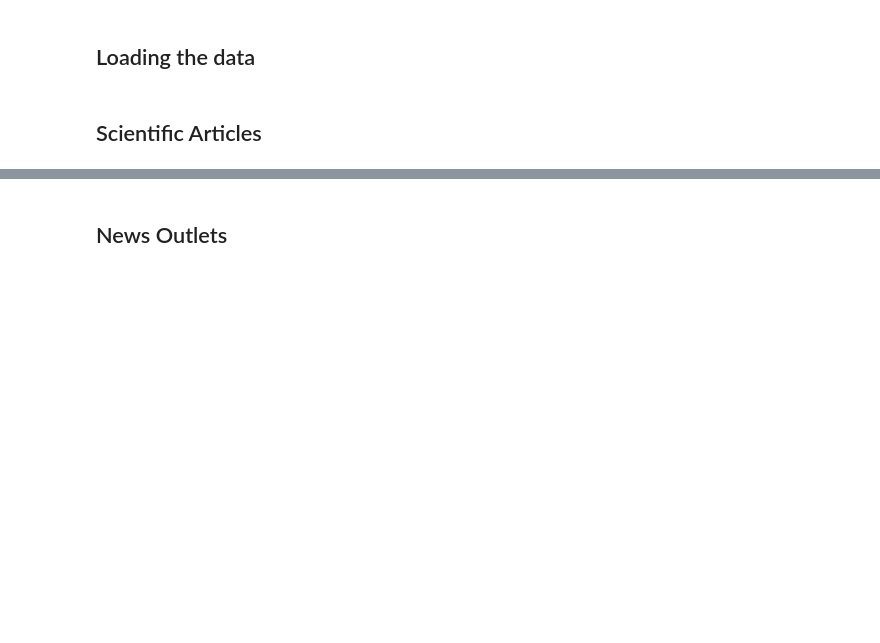
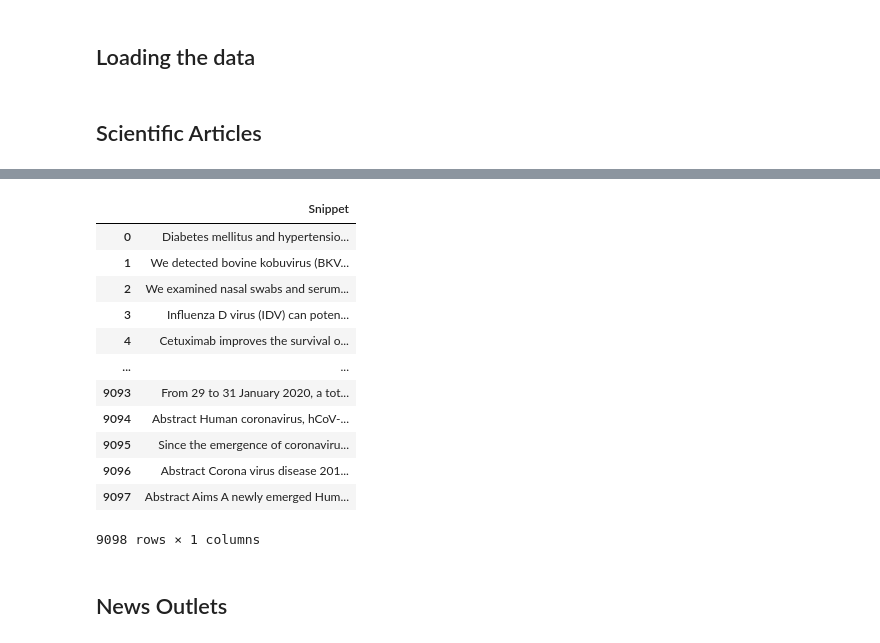
Before and after one commit to ek0212/COVID-19-Data-Analysis, a Jupyter notebook: Project/Math 189Z Project.ipynb, the cells around one changed output, grey strips where cells are left out. Saved outputs shown, nothing was run; the diff lists cells and outputs as text; code cells hidden in the pictures; blank space fills up the shorter version.

```diff
--- a/Project/Math 189Z Project.ipynb
+++ b/Project/Math 189Z Project.ipynb
@@ -13,3 +110,49 @@ import matplotlib.pyplot as plt
+# %%
+TotalY = pd.DataFrame(columns = ['Snippet'])
+Last10Y = pd.DataFrame(columns = ['Snippet'])
+Last5Y = pd.DataFrame(columns = ['Snippet'])
+LastY = pd.DataFrame(columns = ['Snippet'])
+
+for frame in listFrames:
+    TotalY = TotalY.append(frame)
+
+for i in (0, len(listFrames)):
+    if (i > 10):
+        Last10Y = Last10Y.append(frame)
+
+for i in (0, len(listFrames)):
+    if (i > 15):
+        Last5Y = Last5Y.append(frame)
+
+for i in (0, len(listFrames)):
+    if (i > 19):
+        LastY = LastY.append(frame)
+
+TotalY.dropna(inplace=True)
+TotalY.reset_index(drop=True)
+
+Last10Y.dropna(inplace=True)
+Last10Y.reset_index(drop=True)
+
+Last5Y.dropna(inplace=True)
+Last5Y.reset_index(drop=True)
+
+LastY.dropna(inplace=True)
+LastY.reset_index(drop=True)
+# %% [output]
+|  | Snippet |
+| 0 | Diabetes mellitus and hypertensio... |
+| 1 | We detected bovine kobuvirus (BKV... |
+| 2 | We examined nasal swabs and serum... |
+| 3 | Influenza D virus (IDV) can poten... |
+| 4 | Cetuximab improves the survival o... |
+| ... | ... |
+| 9093 | From 29 to 31 January 2020, a tot... |
+| 9094 | Abstract Human coronavirus, hCoV-... |
+| 9095 | Since the emergence of coronaviru... |
+| 9096 | Abstract Corona virus disease 201... |
+| 9097 | Abstract Aims A newly emerged Hum... |
+9098 rows × 1 columns
 # %% [markdown]
 ## News Outlets
 # %% [markdown]
```
Also changed, not shown: parts of 6 cells of this notebook, 1 other file.
